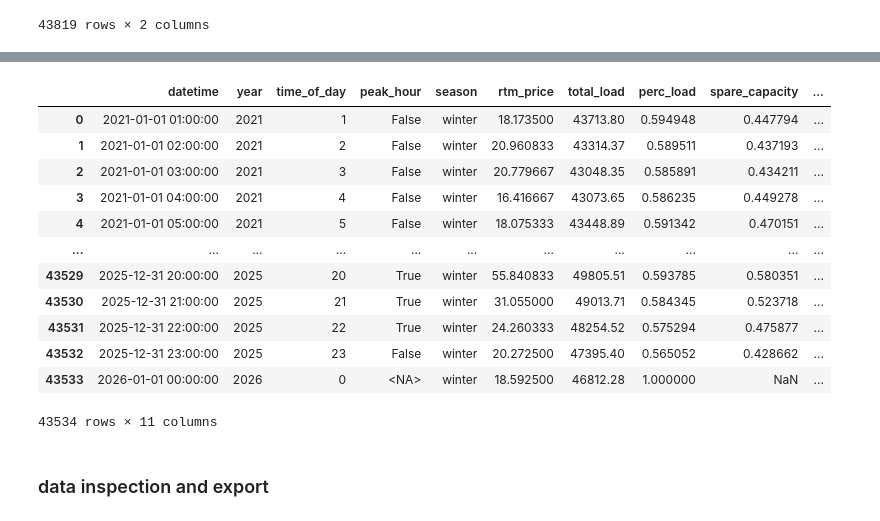
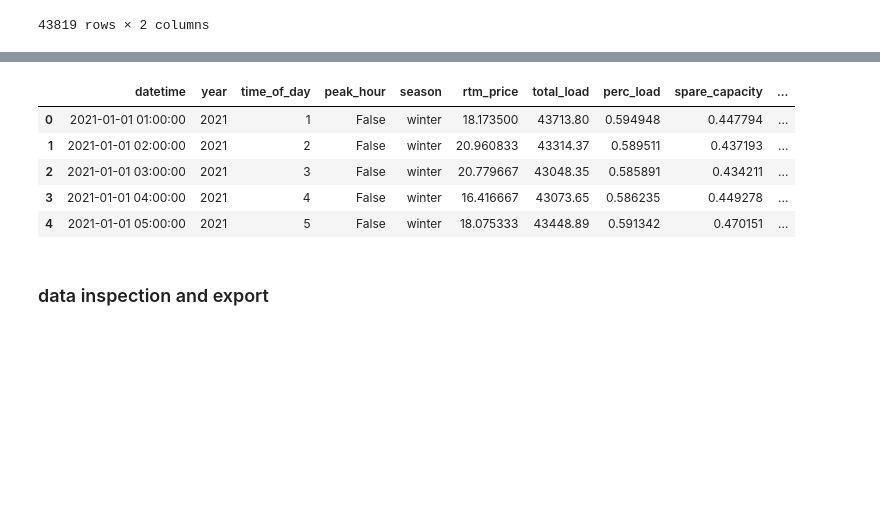
Before and after one commit to zyliaz/Energy-Price-Risk-Model, a Jupyter notebook: 03_notebooks/03_model/01_regression_data.ipynb, the cells around one changed output, grey strips where cells are left out. Saved outputs shown, nothing was run; the diff lists cells and outputs as text; code cells hidden in the pictures; blank space fills up the shorter version.

```diff
--- a/03_notebooks/03_model/01_regression_data.ipynb
+++ b/03_notebooks/03_model/01_regression_data.ipynb
@@ -140,29 +141,14 @@ df.head(24)
-# %%
-#
-con = duckdb.connect()
-df2 = con.execute("""
-   SELECT
-        *
-        ,
-   FROM df
-   ORDER BY datetime;
-""").fetchdf()
-
-df2
-# %% [output]
-|  | datetime | year | time_of_day | peak_hour | season | rtm_price | total_load | perc_load | spare_capacity | ... |
-| 0 | 2021-01-01 01:00:00 | 2021 | 1 | False | winter | 18.173500 | 43713.80 | 0.594948 | 0.447794 | ... |
-| 1 | 2021-01-01 02:00:00 | 2021 | 2 | False | winter | 20.960833 | 43314.37 | 0.589511 | 0.437193 | ... |
-| 2 | 2021-01-01 03:00:00 | 2021 | 3 | False | winter | 20.779667 | 43048.35 | 0.585891 | 0.434211 | ... |
-| 3 | 2021-01-01 04:00:00 | 2021 | 4 | False | winter | 16.416667 | 43073.65 | 0.586235 | 0.449278 | ... |
-| 4 | 2021-01-01 05:00:00 | 2021 | 5 | False | winter | 18.075333 | 43448.89 | 0.591342 | 0.470151 | ... |
-| ... | ... | ... | ... | ... | ... | ... | ... | ... | ... | ... |
-| 43529 | 2025-12-31 20:00:00 | 2025 | 20 | True | winter | 55.840833 | 49805.51 | 0.593785 | 0.580351 | ... |
-| 43530 | 2025-12-31 21:00:00 | 2025 | 21 | True | winter | 31.055000 | 49013.71 | 0.584345 | 0.523718 | ... |
-| 43531 | 2025-12-31 22:00:00 | 2025 | 22 | True | winter | 24.260333 | 48254.52 | 0.575294 | 0.475877 | ... |
-| 43532 | 2025-12-31 23:00:00 | 2025 | 23 | False | winter | 20.272500 | 47395.40 | 0.565052 | 0.428662 | ... |
-| 43533 | 2026-01-01 00:00:00 | 2026 | 0 | <NA> | winter | 18.592500 | 46812.28 | 1.000000 | NaN | ... |
-43534 rows × 11 columns
+# %%
+# add capacity threshold
+df['cap_threshold'] = df['spare_capacity'] > 0.9
+df.head()
+# %% [output]
+|  | datetime | year | time_of_day | peak_hour | season | rtm_price | total_load | perc_load | spare_capacity | ... |
+| 0 | 2021-01-01 01:00:00 | 2021 | 1 | False | winter | 18.173500 | 43713.80 | 0.594948 | 0.447794 | ... |
+| 1 | 2021-01-01 02:00:00 | 2021 | 2 | False | winter | 20.960833 | 43314.37 | 0.589511 | 0.437193 | ... |
+| 2 | 2021-01-01 03:00:00 | 2021 | 3 | False | winter | 20.779667 | 43048.35 | 0.585891 | 0.434211 | ... |
+| 3 | 2021-01-01 04:00:00 | 2021 | 4 | False | winter | 16.416667 | 43073.65 | 0.586235 | 0.449278 | ... |
+| 4 | 2021-01-01 05:00:00 | 2021 | 5 | False | winter | 18.075333 | 43448.89 | 0.591342 | 0.470151 | ... |
 # %% [markdown]
 ### data inspection and export
 # %%
```
Also changed, not shown: parts of 7 cells of this notebook, 8 other files.
